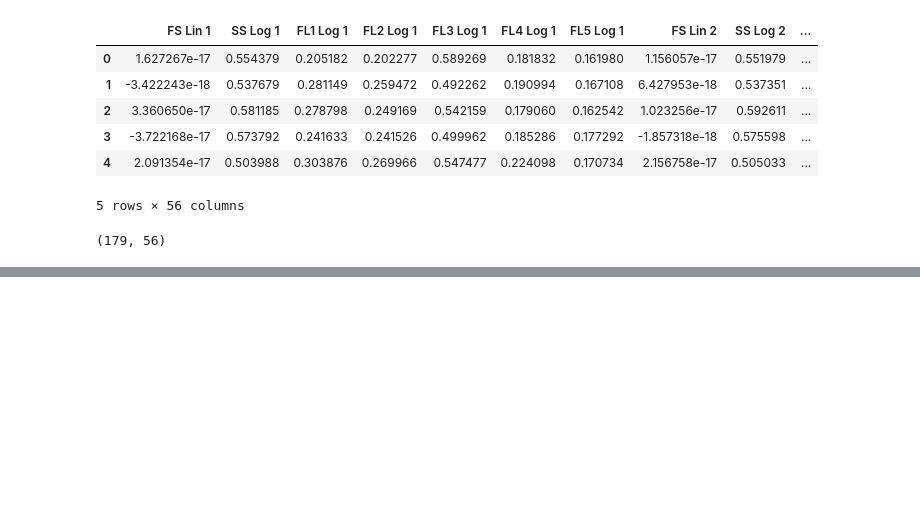
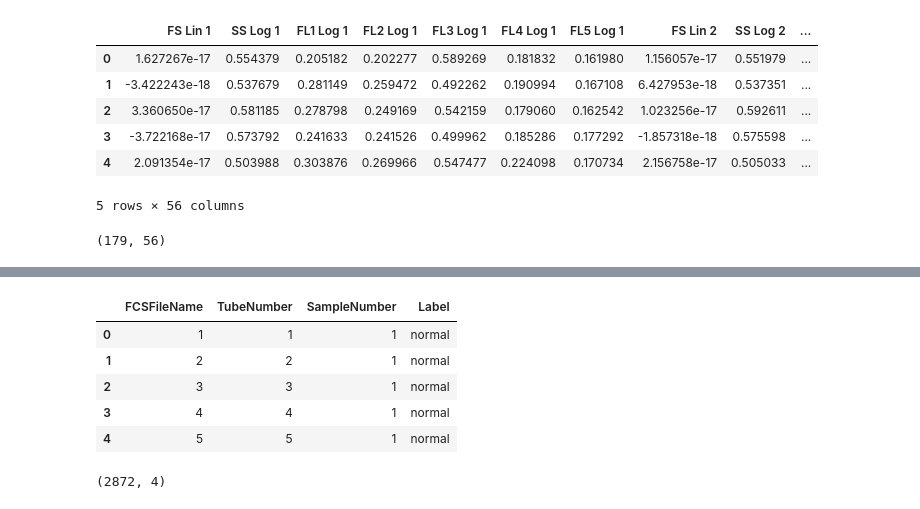
Before and after one commit to jpyneni3/AML_Classification, a Jupyter notebook: data_exploration.ipynb, the cells around one changed output, grey strips where cells are left out. Saved outputs shown, nothing was run; the diff lists cells and outputs as text; code cells hidden in the pictures; blank space fills up the shorter version.

```diff
--- a/data_exploration.ipynb
+++ b/data_exploration.ipynb
@@ -138,0 +247,14 @@ patient_data.to_csv(save_path,header=True)
+# %%
+classification_data = pd.read_csv('AMLTraining.csv',header=0)
+classification_data.head()
+# %% [output]
+|  | FCSFileName | TubeNumber | SampleNumber | Label |
+| 0 | 1 | 1 | 1 | normal |
+| 1 | 2 | 2 | 1 | normal |
+| 2 | 3 | 3 | 1 | normal |
+| 3 | 4 | 4 | 1 | normal |
+| 4 | 5 | 5 | 1 | normal |
+# %%
+classification_data.shape
+# %% [output]
+(2872, 4)
```
Also changed, not shown: parts of 16 cells of this notebook, 2 other files.
